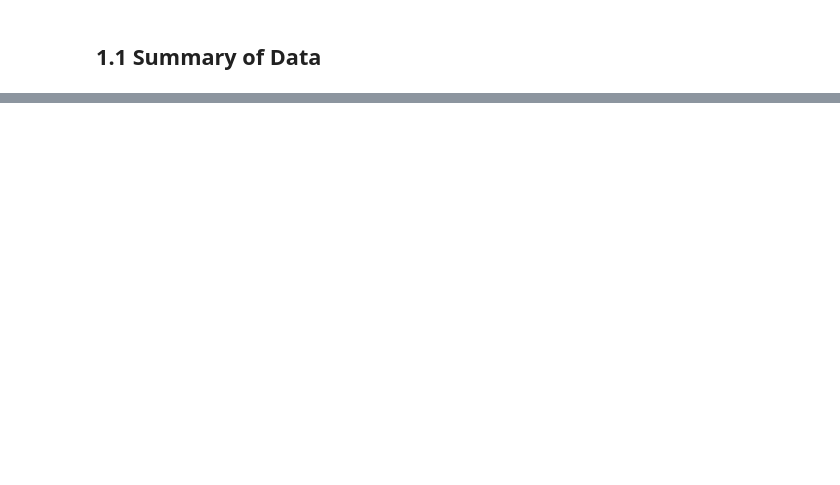
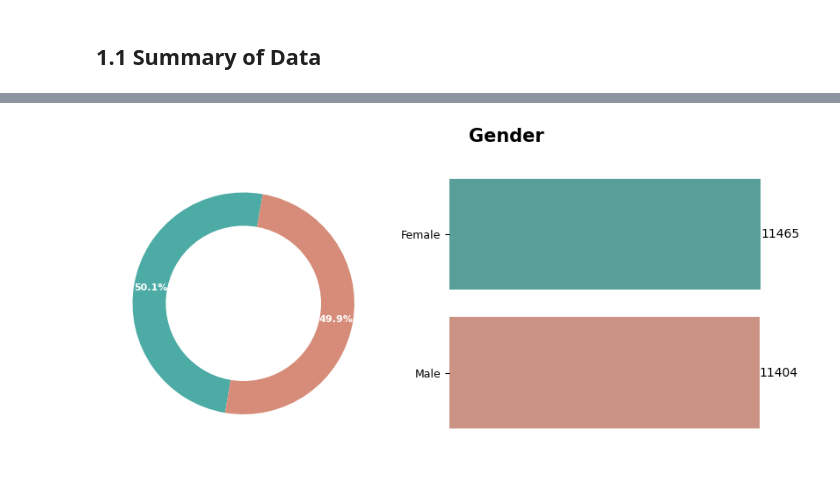
Before and after one commit to aman977381/EDA, a Jupyter notebook: EDA.ipynb, the cells around one changed output, grey strips where cells are left out. Cells and saved outputs as stored; diff of their text form; code cells hidden in the pictures; blank space fills up the shorter version.

```diff
--- a/EDA.ipynb
+++ b/EDA.ipynb
@@ -122,0 +172,4 @@ dtype: int64
+# %%
+showplot('Gender')
+# %% [output]
+[figure, added]
```
Also changed, not shown: parts of 44 cells of this notebook.
